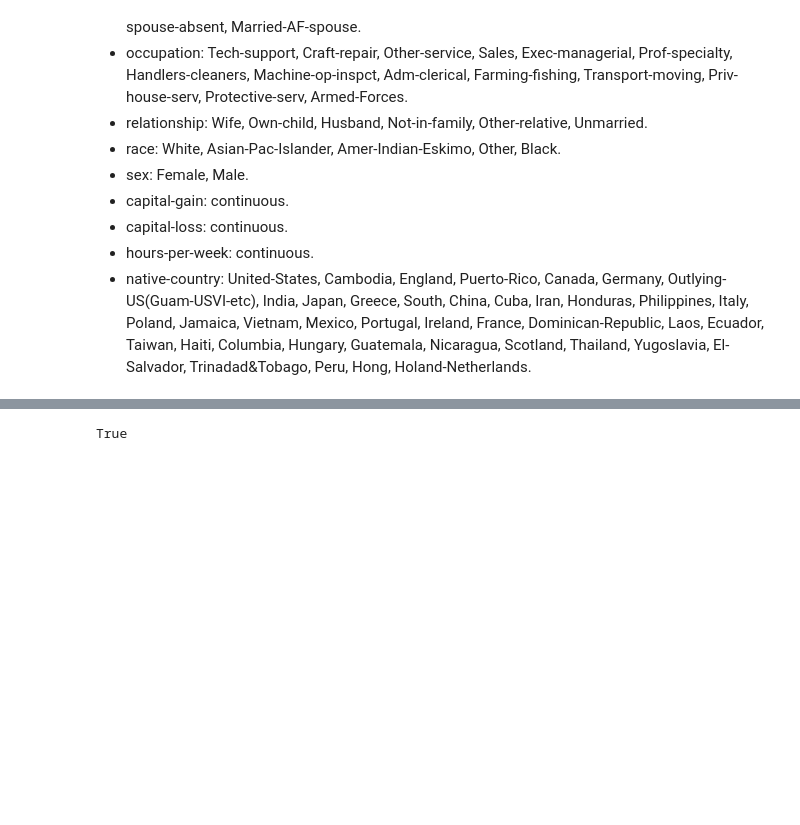
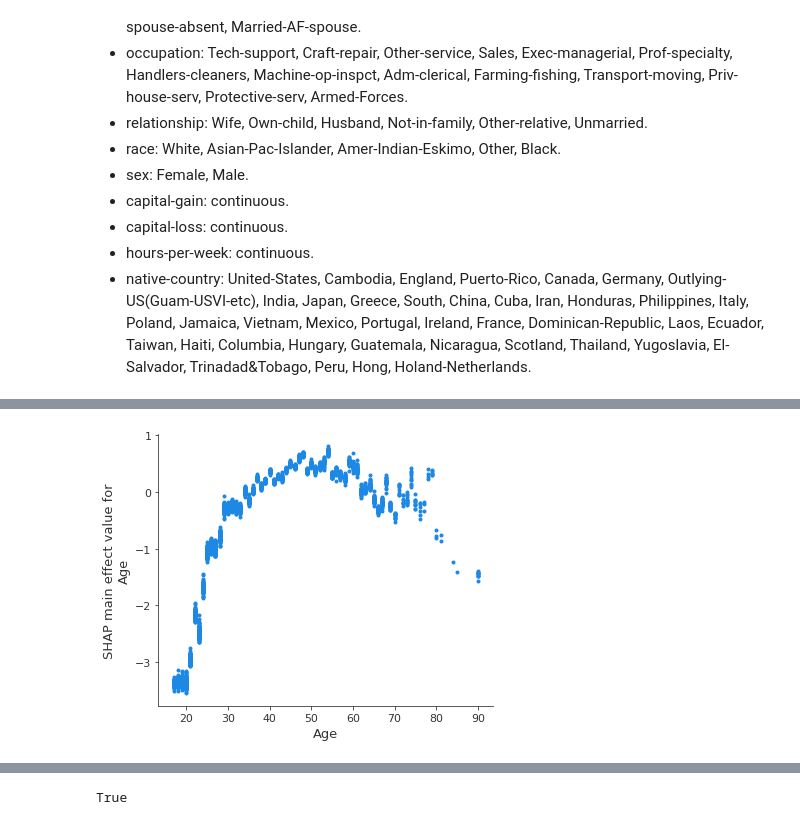
Before and after one commit to simonjisu/XAI2022Spring, a Jupyter notebook: notebooks/TestNotebook.ipynb, the cells around one changed output, grey strips where cells are left out. Saved outputs shown, nothing was run; the diff lists cells and outputs as text; code cells hidden in the pictures; blank space fills up the shorter version.

```diff
--- a/notebooks/TestNotebook.ipynb
+++ b/notebooks/TestNotebook.ipynb
@@ -85,0 +169,8 @@ $$\delta_{ij}(S)=\hat{f}_x(S\cup\{i,j\})-\hat{f}_x(S\cup\{i\})-\hat{f}_x(S\cup\{
+# %%
+shap.dependence_plot(
+    ("Age", "Age"),
+    shap_interaction_values, X_test,
+    display_features=X_display.loc[X_test.index, :]
+)
+# %% [output]
+[figure, added]
```
Also changed, not shown: parts of 31 cells of this notebook, 3 other files.
